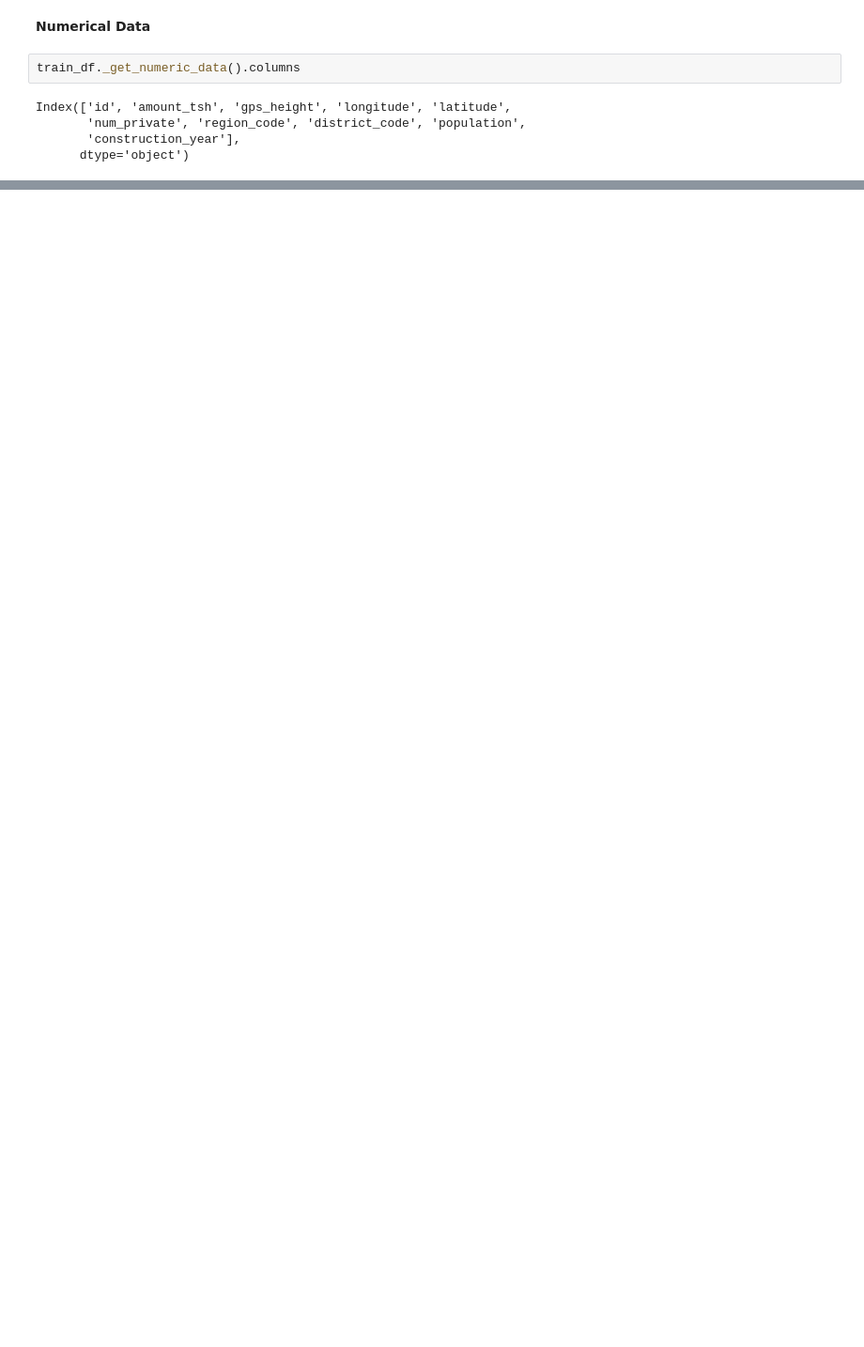
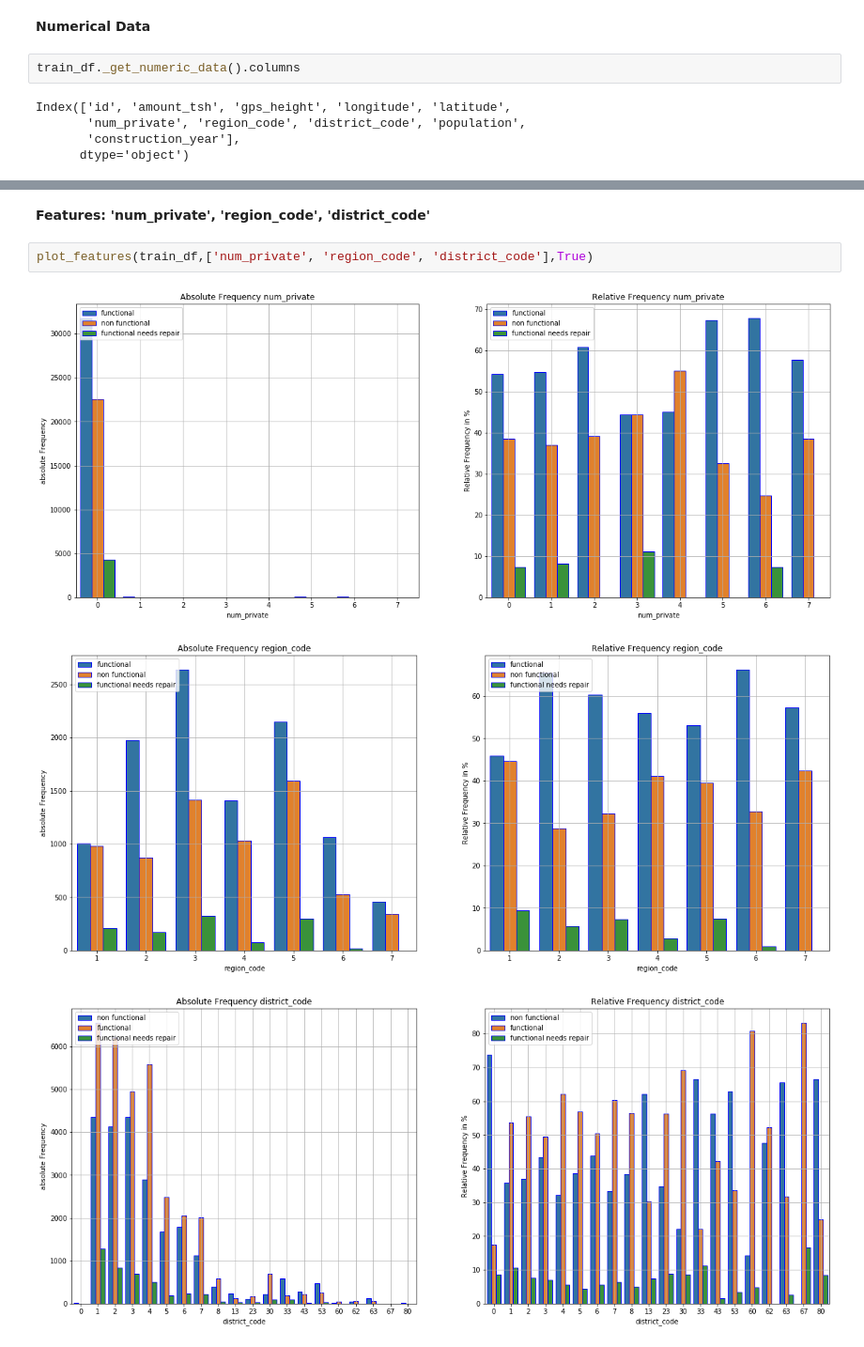
Before and after one commit to e0pir2/DataScienceProjects, a Jupyter notebook: DrivenData.org/Pump_it_up_Challenge/pump_it_up_notebook.ipynb, the cells around one changed output, grey strips where cells are left out. Shown at 94% size. Cells and saved outputs as stored; diff of their text form; blank space fills up the shorter version.

```diff
--- a/DrivenData.org/Pump_it_up_Challenge/pump_it_up_notebook.ipynb
+++ b/DrivenData.org/Pump_it_up_Challenge/pump_it_up_notebook.ipynb
@@ -228,0 +309,8 @@ def plot_features(df,feature_list):
+# %% [markdown]
+__Features: 'num_private', 'region_code', 'district_code'__
+# %%
+plot_features(train_df,['num_private', 'region_code', 'district_code'],True)
+# %% [output]
+[figure, added]
+[figure, added]
+[figure, added]
```
Also changed, not shown: parts of 14 cells of this notebook.
